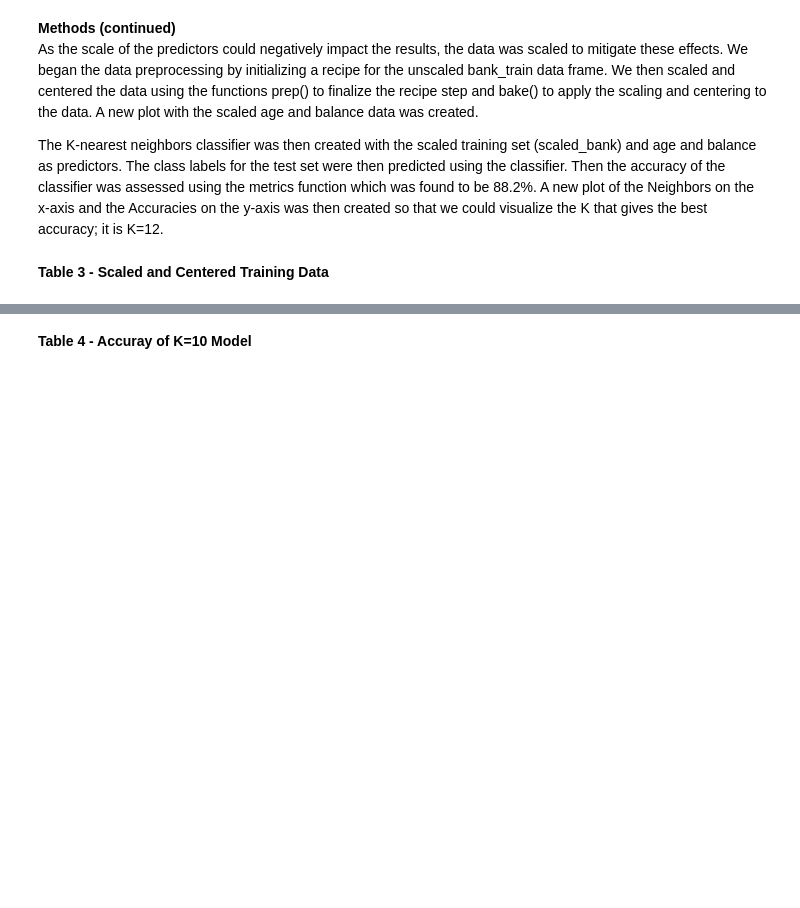
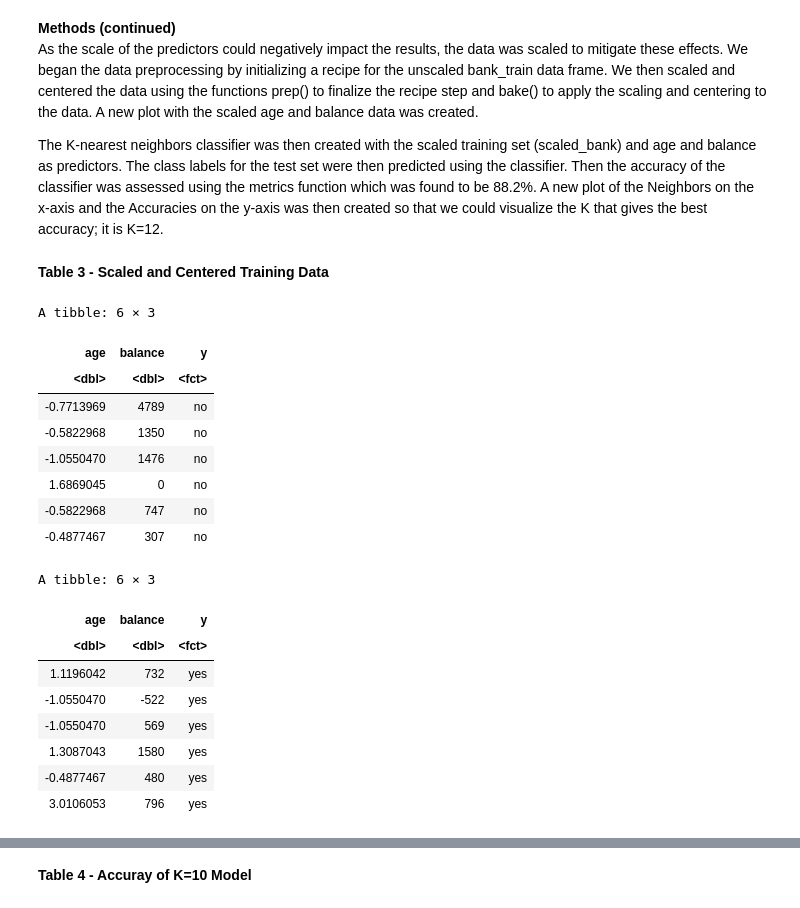
Before and after one commit to Kyungmin725/group34, a Jupyter notebook: group-project34.ipynb, the cells around one changed output, grey strips where cells are left out. Cells and saved outputs as stored; diff of their text form; code cells hidden in the pictures; blank space fills up the shorter version.

```diff
--- a/group-project34.ipynb
+++ b/group-project34.ipynb
@@ -181,6 +171,36 @@ As the scale of the predictors could negatively impact the results, the data was
 The K-nearest neighbors classifier was then created with the scaled training set (scaled_bank) and age and balance as predictors. The class labels for the test set were then predicted using the classifier. Then the accuracy of the classifier was assessed using the metrics function which was found to be 88.2%. A new plot of the Neighbors on the x-axis and the Accuracies on the y-axis was then created so that we could visualize the K that gives the best accuracy; it is K=12.
 # %% [markdown]
 **Table 3 - Scaled and Centered Training Data**
+# %%
+baked_training <- recipe(y ~ ., data = bank_train) %>%
+    step_normalize(age) %>%
+    step_upsample(y, over_ratio = 1, skip = FALSE) %>%
+    prep() %>%
+    bake(bank_train)
+
+dummy_recipe <- recipe(y ~ ., data = bank_train)
+
+head(baked_training)
+tail(baked_training)
+# %% [output]
+A tibble: 6 × 3
+| age | balance | y |
+| <dbl> | <dbl> | <fct> |
+| -0.7713969 | 4789 | no |
+| -0.5822968 | 1350 | no |
+| -1.0550470 | 1476 | no |
+| 1.6869045 | 0 | no |
+| -0.5822968 | 747 | no |
+| -0.4877467 | 307 | no |
+A tibble: 6 × 3
+| age | balance | y |
+| <dbl> | <dbl> | <fct> |
+| 1.1196042 | 732 | yes |
+| -1.0550470 | -522 | yes |
+| -1.0550470 | 569 | yes |
+| 1.3087043 | 1580 | yes |
+| -0.4877467 | 480 | yes |
+| 3.0106053 | 796 | yes |
 # %%
 # Initializing a recipe for the unscaled bank_train data frame
 bank_recipe <- recipe(y ~ age + balance, data = bank_train)
```
Also changed, not shown: parts of 11 cells of this notebook.
